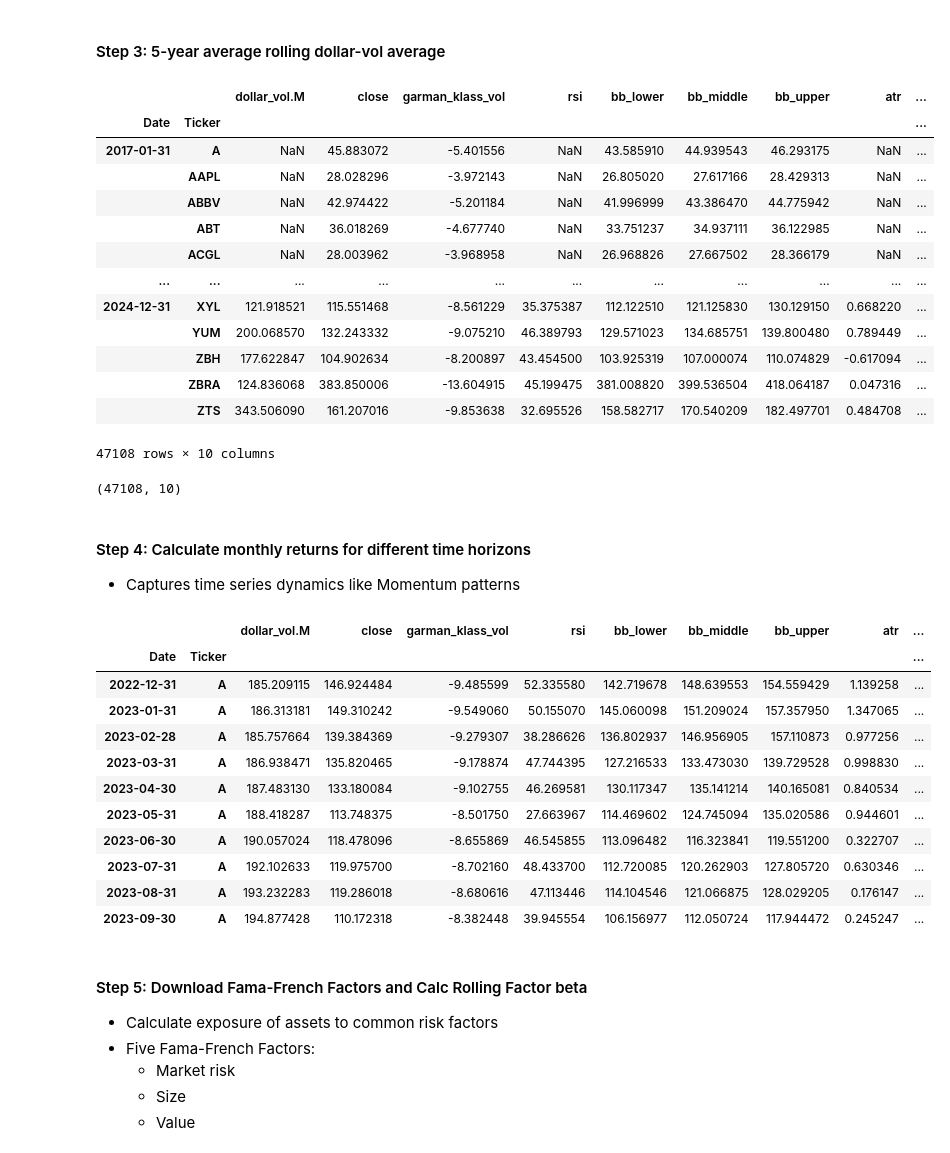
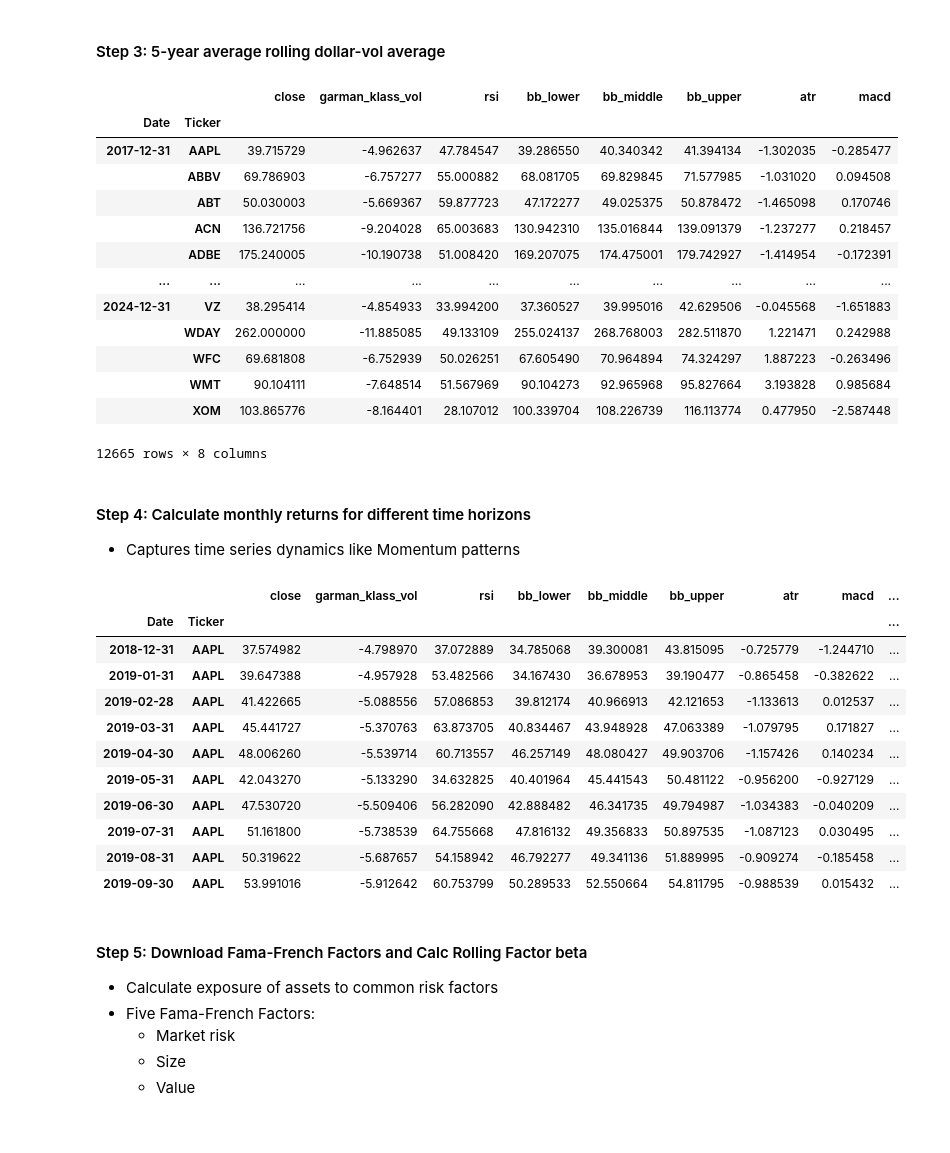
Before and after one commit to stanelake/App04_PortfolioPage, a Jupyter notebook: Projects/QT_Projects/QT1_KMeans_Tr/QT_Proj1.ipynb, the cells around one changed output. Drawn from its saved outputs; the diff is of its cells as text; code cells hidden in the pictures.

```diff
--- a/Projects/QT_Projects/QT1_KMeans_Tr/QT_Proj1.ipynb
+++ b/Projects/QT_Projects/QT1_KMeans_Tr/QT_Proj1.ipynb
@@ -140,0 +142,4 @@ df2
+# %%
+# Resample dollar-vol monthly
+temp1 = df.unstack('Ticker')['dollar_vol'].resample('M').mean().stack('Ticker').to_frame('dollar_vol.M')
+temp1
@@ -140,0 +161,3 @@ df2
+# %%
+temp2 = df.unstack('Ticker')[monthly_cols].resample('M').last().stack('Ticker')
+temp2
@@ -140,0 +179,3 @@ df2
+# %%
+df2 = pd.concat([temp1, temp2], axis=1)
+df2
@@ -142,32 +198,28 @@ df2
 #### Step 3: 5-year average rolling dollar-vol average
 # %%
 # 5-year average rolling dollar-vol average
-df2['dollar_vol.M'] = df2['dollar_vol.M'].unstack('Ticker').rolling(5*12).mean().stack()
+df2['dollar_vol.M'] =  (df2.loc[:, 'dollar_vol.M'].unstack('Ticker').rolling(5*12, min_periods=12).mean().stack())
 
+df2['dollar_vol_rank'] = (df2.groupby('Date')['dollar_vol.M'].rank(ascending=False))
 # Filter top 150 most liquid stocks
-df2['liquidity_rank'] = df2.groupby(level=0)['dollar_vol.M'].rank(ascending=False)
+df2 = df2[df2['dollar_vol_rank']<150].drop(['dollar_vol.M', 'dollar_vol_rank'], axis=1)
 
-#df2 = df2[df2['liquidity_rank'] < 150].drop(['dollar_vol.M', 'liquidity_rank'], axis=1).head()
 df2
 # %% [output]
-|  |  | dollar_vol.M | close | garman_klass_vol | rsi | bb_lower | bb_middle | bb_upper | atr | ... |
-| Date | Ticker |  |  |  |  |  |  |  |  | ... |
-| 2017-01-31 | A | NaN | 45.883072 | -5.401556 | NaN | 43.585910 | 44.939543 | 46.293175 | NaN | ... |
-|  | AAPL | NaN | 28.028296 | -3.972143 | NaN | 26.805020 | 27.617166 | 28.429313 | NaN | ... |
-|  | ABBV | NaN | 42.974422 | -5.201184 | NaN | 41.996999 | 43.386470 | 44.775942 | NaN | ... |
-|  | ABT | NaN | 36.018269 | -4.677740 | NaN | 33.751237 | 34.937111 | 36.122985 | NaN | ... |
-|  | ACGL | NaN | 28.003962 | -3.968958 | NaN | 26.968826 | 27.667502 | 28.366179 | NaN | ... |
-| ... | ... | ... | ... | ... | ... | ... | ... | ... | ... | ... |
-| 2024-12-31 | XYL | 121.918521 | 115.551468 | -8.561229 | 35.375387 | 112.122510 | 121.125830 | 130.129150 | 0.668220 | ... |
-|  | YUM | 200.068570 | 132.243332 | -9.075210 | 46.389793 | 129.571023 | 134.685751 | 139.800480 | 0.789449 | ... |
-|  | ZBH | 177.622847 | 104.902634 | -8.200897 | 43.454500 | 103.925319 | 107.000074 | 110.074829 | -0.617094 | ... |
-|  | ZBRA | 124.836068 | 383.850006 | -13.604915 | 45.199475 | 381.008820 | 399.536504 | 418.064187 | 0.047316 | ... |
-|  | ZTS | 343.506090 | 161.207016 | -9.853638 | 32.695526 | 158.582717 | 170.540209 | 182.497701 | 0.484708 | ... |
+|  |  | close | garman_klass_vol | rsi | bb_lower | bb_middle | bb_upper | atr | macd |
+| Date | Ticker |  |  |  |  |  |  |  |  |
+| 2017-12-31 | AAPL | 39.715729 | -4.962637 | 47.784547 | 39.286550 | 40.340342 | 41.394134 | -1.302035 | -0.285477 |
+|  | ABBV | 69.786903 | -6.757277 | 55.000882 | 68.081705 | 69.829845 | 71.577985 | -1.031020 | 0.094508 |
+|  | ABT | 50.030003 | -5.669367 | 59.877723 | 47.172277 | 49.025375 | 50.878472 | -1.465098 | 0.170746 |
+|  | ACN | 136.721756 | -9.204028 | 65.003683 | 130.942310 | 135.016844 | 139.091379 | -1.237277 | 0.218457 |
+|  | ADBE | 175.240005 | -10.190738 | 51.008420 | 169.207075 | 174.475001 | 179.742927 | -1.414954 | -0.172391 |
+| ... | ... | ... | ... | ... | ... | ... | ... | ... | ... |
+| 2024-12-31 | VZ | 38.295414 | -4.854933 | 33.994200 | 37.360527 | 39.995016 | 42.629506 | -0.045568 | -1.651883 |
+|  | WDAY | 262.000000 | -11.885085 | 49.133109 | 255.024137 | 268.768003 | 282.511870 | 1.221471 | 0.242988 |
+|  | WFC | 69.681808 | -6.752939 | 50.026251 | 67.605490 | 70.964894 | 74.324297 | 1.887223 | -0.263496 |
+|  | WMT | 90.104111 | -7.648514 | 51.567969 | 90.104273 | 92.965968 | 95.827664 | 3.193828 | 0.985684 |
+|  | XOM | 103.865776 | -8.164401 | 28.107012 | 100.339704 | 108.226739 | 116.113774 | 0.477950 | -2.587448 |
-47108 rows × 10 columns
+12665 rows × 8 columns
-# %%
-df2.shape
-# %% [output]
-(47108, 10)
 # %% [markdown]
 #### Step 4: Calculate monthly returns for different time horizons
 
@@ -195,18 +247,18 @@ def calculate_returns(temp1):
 df2 = df2.groupby(level=1, group_keys=False).apply(calculate_returns).dropna()
 df2.head(10)
 # %% [output]
-|  |  | dollar_vol.M | close | garman_klass_vol | rsi | bb_lower | bb_middle | bb_upper | atr | ... |
+|  |  | close | garman_klass_vol | rsi | bb_lower | bb_middle | bb_upper | atr | macd | ... |
 | Date | Ticker |  |  |  |  |  |  |  |  | ... |
-| 2022-12-31 | A | 185.209115 | 146.924484 | -9.485599 | 52.335580 | 142.719678 | 148.639553 | 154.559429 | 1.139258 | ... |
-| 2023-01-31 | A | 186.313181 | 149.310242 | -9.549060 | 50.155070 | 145.060098 | 151.209024 | 157.357950 | 1.347065 | ... |
-| 2023-02-28 | A | 185.757664 | 139.384369 | -9.279307 | 38.286626 | 136.802937 | 146.956905 | 157.110873 | 0.977256 | ... |
-| 2023-03-31 | A | 186.938471 | 135.820465 | -9.178874 | 47.744395 | 127.216533 | 133.473030 | 139.729528 | 0.998830 | ... |
-| 2023-04-30 | A | 187.483130 | 133.180084 | -9.102755 | 46.269581 | 130.117347 | 135.141214 | 140.165081 | 0.840534 | ... |
-| 2023-05-31 | A | 188.418287 | 113.748375 | -8.501750 | 27.663967 | 114.469602 | 124.745094 | 135.020586 | 0.944601 | ... |
-| 2023-06-30 | A | 190.057024 | 118.478096 | -8.655869 | 46.545855 | 113.096482 | 116.323841 | 119.551200 | 0.322707 | ... |
-| 2023-07-31 | A | 192.102633 | 119.975700 | -8.702160 | 48.433700 | 112.720085 | 120.262903 | 127.805720 | 0.630346 | ... |
-| 2023-08-31 | A | 193.232283 | 119.286018 | -8.680616 | 47.113446 | 114.104546 | 121.066875 | 128.029205 | 0.176147 | ... |
-| 2023-09-30 | A | 194.877428 | 110.172318 | -8.382448 | 39.945554 | 106.156977 | 112.050724 | 117.944472 | 0.245247 | ... |
+| 2018-12-31 | AAPL | 37.574982 | -4.798970 | 37.072889 | 34.785068 | 39.300081 | 43.815095 | -0.725779 | -1.244710 | ... |
+| 2019-01-31 | AAPL | 39.647388 | -4.957928 | 53.482566 | 34.167430 | 36.678953 | 39.190477 | -0.865458 | -0.382622 | ... |
+| 2019-02-28 | AAPL | 41.422665 | -5.088556 | 57.086853 | 39.812174 | 40.966913 | 42.121653 | -1.133613 | 0.012537 | ... |
+| 2019-03-31 | AAPL | 45.441727 | -5.370763 | 63.873705 | 40.834467 | 43.948928 | 47.063389 | -1.079795 | 0.171827 | ... |
+| 2019-04-30 | AAPL | 48.006260 | -5.539714 | 60.713557 | 46.257149 | 48.080427 | 49.903706 | -1.157426 | 0.140234 | ... |
+| 2019-05-31 | AAPL | 42.043270 | -5.133290 | 34.632825 | 40.401964 | 45.441543 | 50.481122 | -0.956200 | -0.927129 | ... |
+| 2019-06-30 | AAPL | 47.530720 | -5.509406 | 56.282090 | 42.888482 | 46.341735 | 49.794987 | -1.034383 | -0.040209 | ... |
+| 2019-07-31 | AAPL | 51.161800 | -5.738539 | 64.755668 | 47.816132 | 49.356833 | 50.897535 | -1.087123 | 0.030495 | ... |
+| 2019-08-31 | AAPL | 50.319622 | -5.687657 | 54.158942 | 46.792277 | 49.341136 | 51.889995 | -0.909274 | -0.185458 | ... |
+| 2019-09-30 | AAPL | 53.991016 | -5.912642 | 60.753799 | 50.289533 | 52.550664 | 54.811795 | -0.988539 | 0.015432 | ... |
 # %% [markdown]
 #### Step 5: Download Fama-French Factors and Calc Rolling Factor beta
 
```
Also changed, not shown: parts of 17 cells of this notebook.
